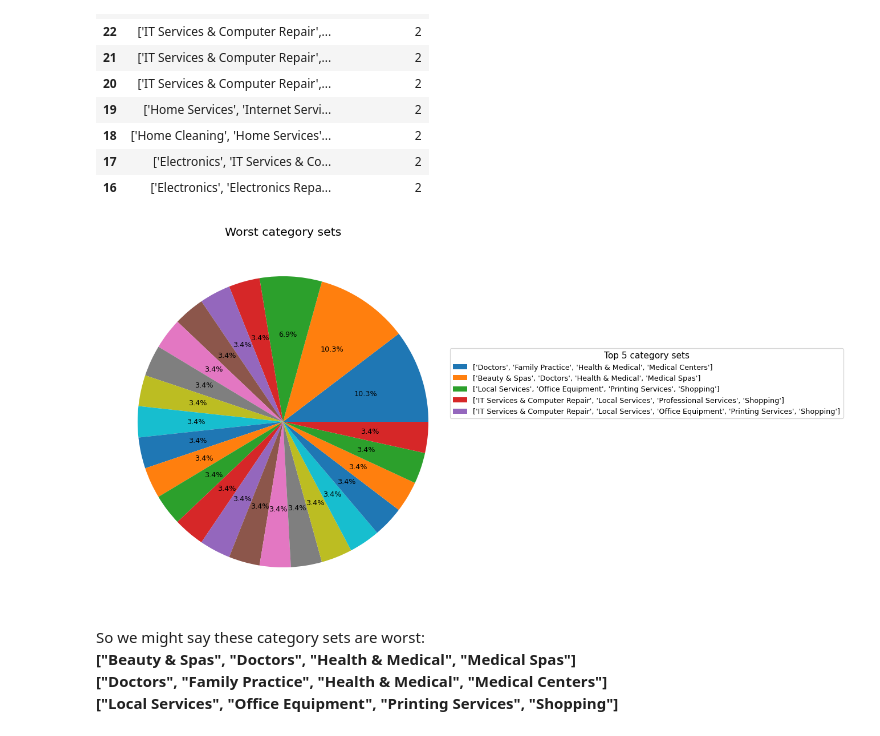
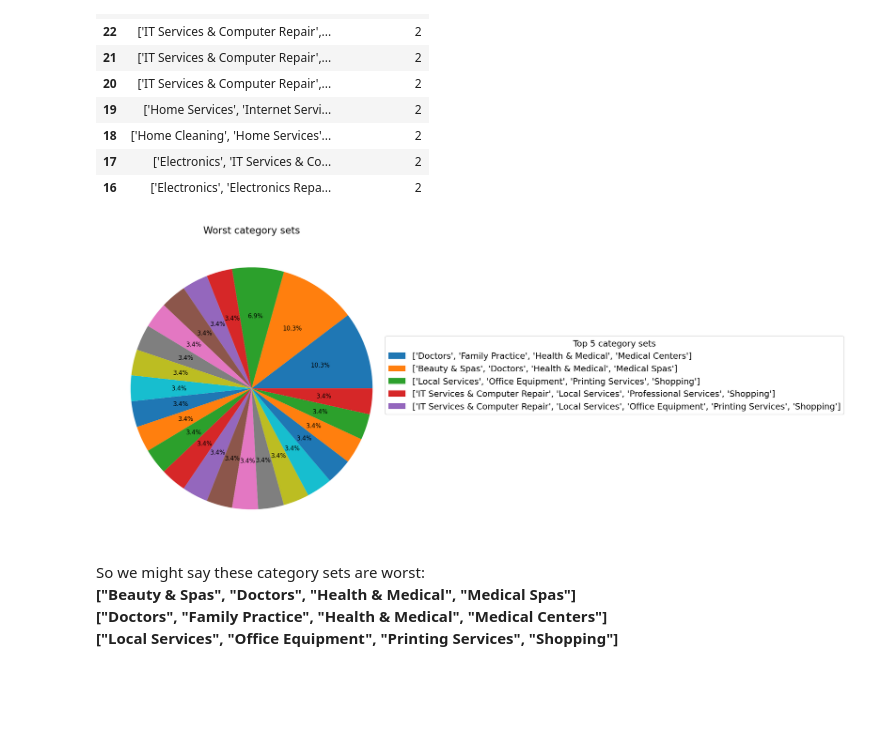
Before and after one commit to askador/data-mining-in-cybersecurity, a Jupyter notebook: data_analysis/quick_data_review/lowest_ratings.ipynb, the cells around one changed output. Drawn from its saved outputs; the diff is of its cells as text; code cells hidden in the pictures; blank space fills up the shorter version.

```diff
--- a/data_analysis/quick_data_review/lowest_ratings.ipynb
+++ b/data_analysis/quick_data_review/lowest_ratings.ipynb
@@ -142,14 +144,14 @@ worst_category_set_appearances_df.head(10)
 # %%
 labels = worst_category_set_appearances_df['categories'].to_list()[:5]
 x = worst_category_set_appearances_df['appearances']
 
-plt.figure(figsize=(9, 9), dpi=92)
+plt.figure(figsize=(9, 9), dpi=120)
 plt.pie(x=x, autopct='%.1f%%')
 plt.gca().set_title('Worst category sets', fontsize=16)
-plt.legend(title='Top 5 category sets', labels=labels, loc='lower center', bbox_to_anchor=(1.5, 0.5), title_fontsize=12)
+plt.legend(title='Top 5 category sets', labels=labels, loc='lower center', bbox_to_anchor=(1.7, 0.45), title_fontsize=14, fontsize=14)
 plt.show()
 # %% [output]
-[figure, old version]
+[figure, new version]
 # %% [markdown]
 So we might say these category sets are worst: \
 **["Beauty & Spas", "Doctors", "Health & Medical", "Medical Spas"]** \
```
Also changed, not shown: parts of 1 cell of this notebook, 1 other file.
